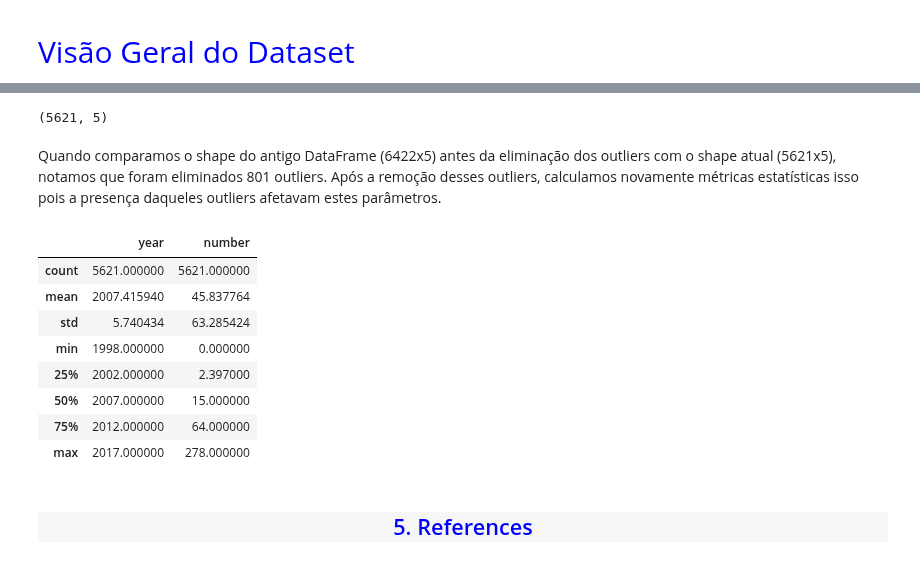
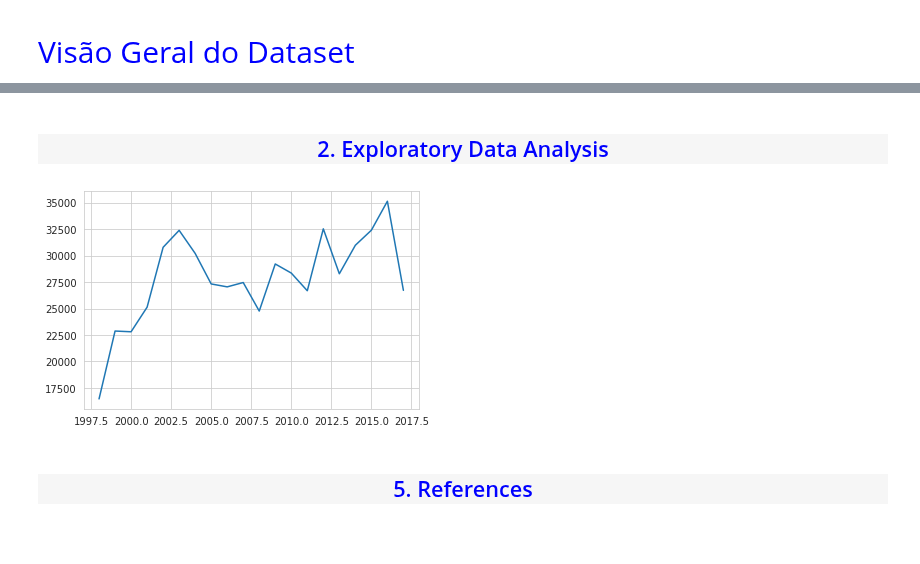
Before and after one commit to anibalfisico/Data-Science, a Jupyter notebook: inc-ndios-no-brasil.ipynb, the cells around one changed output, grey strips where cells are left out. Saved outputs shown, nothing was run; the diff lists cells and outputs as text; code cells hidden in the pictures; blank space fills up the shorter version.

```diff
--- a/inc-ndios-no-brasil.ipynb
+++ b/inc-ndios-no-brasil.ipynb
@@ -207,23 +194,12 @@ Limite Superior = 113 + 1,5*(113-3) = 278
-# %%
-Limite_Superior = 278
-df.drop(df[df.number > Limite_Superior].index, inplace = True)
-df.shape
-# %% [output]
-(5621, 5)
-# %% [markdown]
-Quando comparamos o shape do antigo DataFrame (6422x5) antes da eliminação dos outliers com o shape atual (5621x5), notamos que foram eliminados 801 outliers. Após a remoção desses outliers, calculamos novamente métricas estatísticas isso pois a presença daqueles outliers afetavam estes parâmetros.
-# %%
-df.describe()
-# %% [output]
-|  | year | number |
-| count | 5621.000000 | 5621.000000 |
-| mean | 2007.415940 | 45.837764 |
-| std | 5.740434 | 63.285424 |
-| min | 1998.000000 | 0.000000 |
-| 25% | 2002.000000 | 2.397000 |
-| 50% | 2007.000000 | 15.000000 |
-| 75% | 2012.000000 | 64.000000 |
-| max | 2017.000000 | 278.000000 |
+# %% [markdown]
+<a id = '2'></a>
+<h2 style = "font-family:garamond; font-size:50px; background-color: #f6f6f6; color : blue; border-radius: 100px 100px; text-align:center"> 2. Exploratory Data Analysis </h2>
+# %%
+df_year = df.groupby('year')['number'].agg(['sum'])
+_ = sns.set_style('whitegrid')
+_ = plt.plot(df_year)
+# %% [output]
+[figure, added]
 # %% [markdown]
 <a id = '5'></a>
 <h2 style = "font-family:garamond; font-size:50px; background-color: #f6f6f6; color : blue; border-radius: 100px 100px; text-align:center"> 5. References</h2>
```
Also changed, not shown: parts of 11 cells of this notebook.
